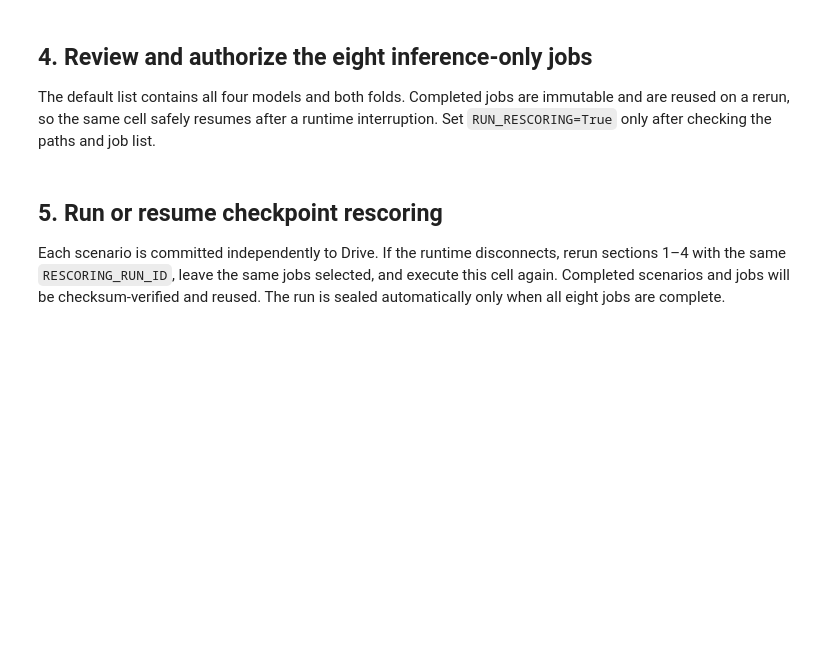
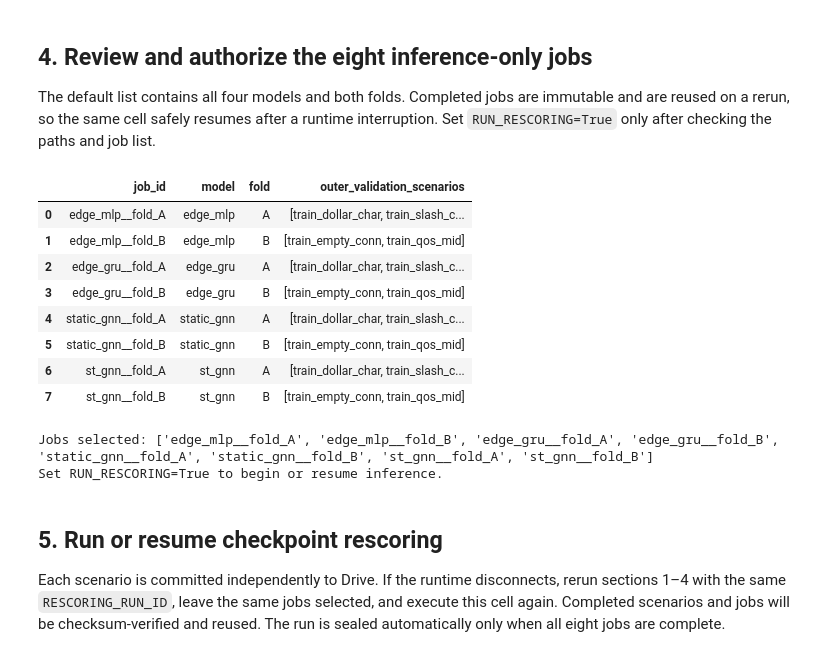
Before and after one commit to tatipar/temporalgnn-nids, a Jupyter notebook: code/python/notebook/capture_graph_oof_rescoring.ipynb, the cells around one changed output. Cells and saved outputs as stored; diff of their text form; code cells hidden in the pictures; blank space fills up the shorter version.

Commit message:
run capture_graph_oof_rescoring notebook

```diff
--- a/code/python/notebook/capture_graph_oof_rescoring.ipynb
+++ b/code/python/notebook/capture_graph_oof_rescoring.ipynb
@@ -177,24 +194,36 @@ The default list contains all four models and both folds. Completed jobs are imm
 # %%
 ALL_JOB_IDS = expected_rescoring_job_ids(rescoring_config)
 JOB_IDS_TO_RUN = list(ALL_JOB_IDS)
-RUN_RESCORING = False
+RUN_RESCORING = True
 
 job_table = pd.DataFrame([
     {
         "job_id": job_id,
         "model": job_id.rsplit("__fold_", 1)[0],
         "fold": job_id.rsplit("__fold_", 1)[1],
         "outer_validation_scenarios": rescoring_config["folds"][
             job_id.rsplit("__fold_", 1)[1]
         ]["outer_validation"],
     }
     for job_id in ALL_JOB_IDS
 ])
 display(job_table)
 if not JOB_IDS_TO_RUN or not set(JOB_IDS_TO_RUN).issubset(ALL_JOB_IDS):
     raise ValueError("JOB_IDS_TO_RUN contains an unknown or empty selection.")
 print("Jobs selected:", JOB_IDS_TO_RUN)
 print("Set RUN_RESCORING=True to begin or resume inference.")
+# %% [output]
+|  | job_id | model | fold | outer_validation_scenarios |
+| 0 | edge_mlp__fold_A | edge_mlp | A | [train_dollar_char, train_slash_c... |
+| 1 | edge_mlp__fold_B | edge_mlp | B | [train_empty_conn, train_qos_mid] |
+| 2 | edge_gru__fold_A | edge_gru | A | [train_dollar_char, train_slash_c... |
+| 3 | edge_gru__fold_B | edge_gru | B | [train_empty_conn, train_qos_mid] |
+| 4 | static_gnn__fold_A | static_gnn | A | [train_dollar_char, train_slash_c... |
+| 5 | static_gnn__fold_B | static_gnn | B | [train_empty_conn, train_qos_mid] |
+| 6 | st_gnn__fold_A | st_gnn | A | [train_dollar_char, train_slash_c... |
+| 7 | st_gnn__fold_B | st_gnn | B | [train_empty_conn, train_qos_mid] |
+Jobs selected: ['edge_mlp__fold_A', 'edge_mlp__fold_B', 'edge_gru__fold_A', 'edge_gru__fold_B', 'static_gnn__fold_A', 'static_gnn__fold_B', 'st_gnn__fold_A', 'st_gnn__fold_B']
+Set RUN_RESCORING=True to begin or resume inference.
 # %% [markdown]
 ## 5. Run or resume checkpoint rescoring
 
```
Also changed, not shown: parts of 6 cells of this notebook.
